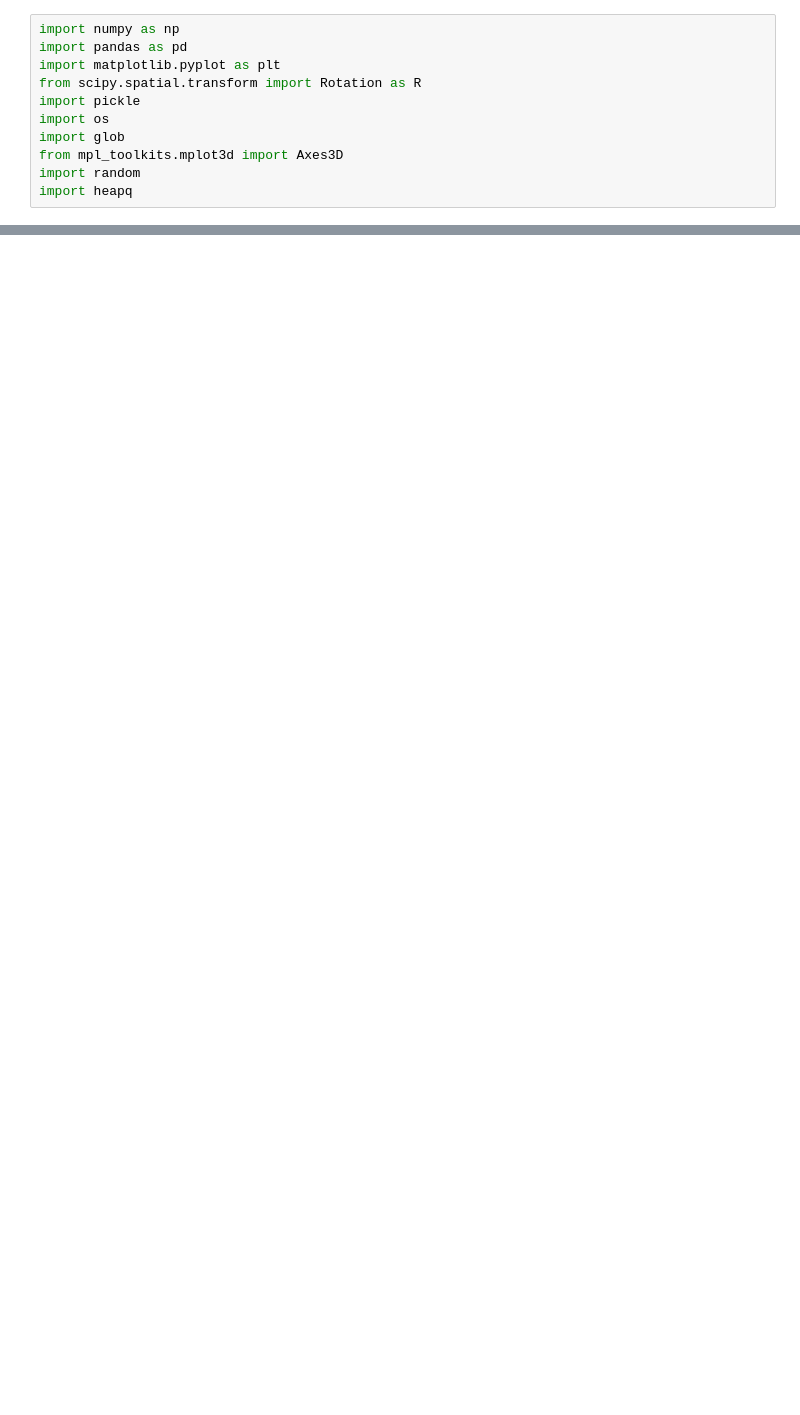
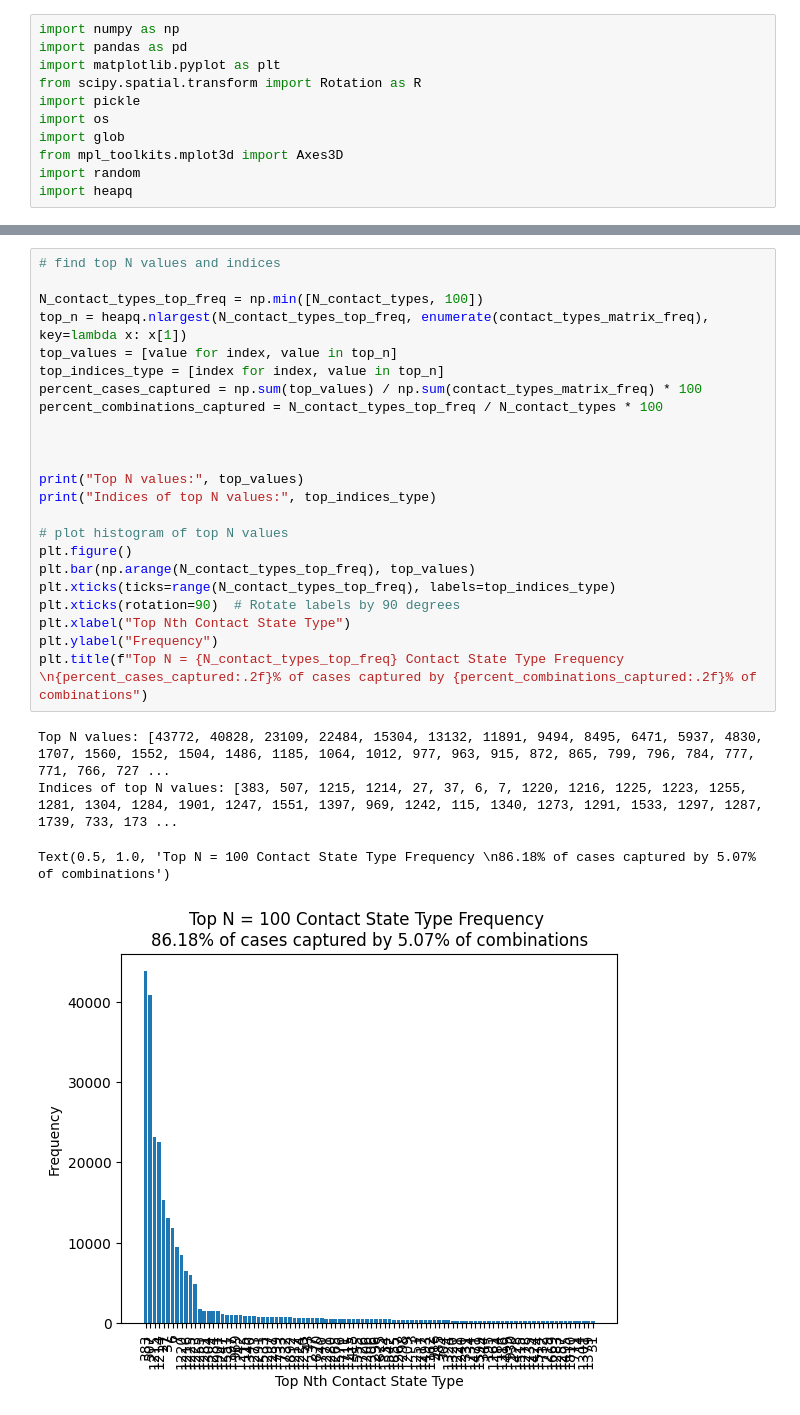
Before and after one commit to abhay-negi-usc/mujoco_contact_graph_generation, a Jupyter notebook: key_contact_graph.ipynb, the cells around one changed output, grey strips where cells are left out. Saved outputs shown, nothing was run; the diff lists cells and outputs as text; blank space fills up the shorter version.

```diff
--- a/key_contact_graph.ipynb
+++ b/key_contact_graph.ipynb
@@ -309,0 +422,28 @@ print(f"{N_contact_types} unique contact state types found.")
+# %%
+# find top N values and indices
+
+N_contact_types_top_freq = np.min([N_contact_types, 100])
+top_n = heapq.nlargest(N_contact_types_top_freq, enumerate(contact_types_matrix_freq), key=lambda x: x[1])
+top_values = [value for index, value in top_n]
+top_indices_type = [index for index, value in top_n]
+percent_cases_captured = np.sum(top_values) / np.sum(contact_types_matrix_freq) * 100
+percent_combinations_captured = N_contact_types_top_freq / N_contact_types * 100
+
+
+
+print("Top N values:", top_values)
+print("Indices of top N values:", top_indices_type)
+
+# plot histogram of top N values
+plt.figure()
+plt.bar(np.arange(N_contact_types_top_freq), top_values)
+plt.xticks(ticks=range(N_contact_types_top_freq), labels=top_indices_type)
+plt.xticks(rotation=90)  # Rotate labels by 90 degrees
+plt.xlabel("Top Nth Contact State Type")
+plt.ylabel("Frequency")
+plt.title(f"Top N = {N_contact_types_top_freq} Contact State Type Frequency \n{percent_cases_captured:.2f}% of cases captured by {percent_combinations_captured:.2f}% of combinations")
+# %% [output]
+Top N values: [43772, 40828, 23109, 22484, 15304, 13132, 11891, 9494, 8495, 6471, 5937, 4830, 1707, 1560, 1552, 1504, 1486, 1185, 1064, 1012, 977, 963, 915, 872, 865, 799, 796, 784, 777, 771, 766, 727 ...
+Indices of top N values: [383, 507, 1215, 1214, 27, 37, 6, 7, 1220, 1216, 1225, 1223, 1255, 1281, 1304, 1284, 1901, 1247, 1551, 1397, 969, 1242, 115, 1340, 1273, 1291, 1533, 1297, 1287, 1739, 733, 173 ...
+Text(0.5, 1.0, 'Top N = 100 Contact State Type Frequency \n86.18% of cases captured by 5.07% of combinations')
+[figure, added]
```
Also changed, not shown: parts of 13 cells of this notebook, 16 other files.
